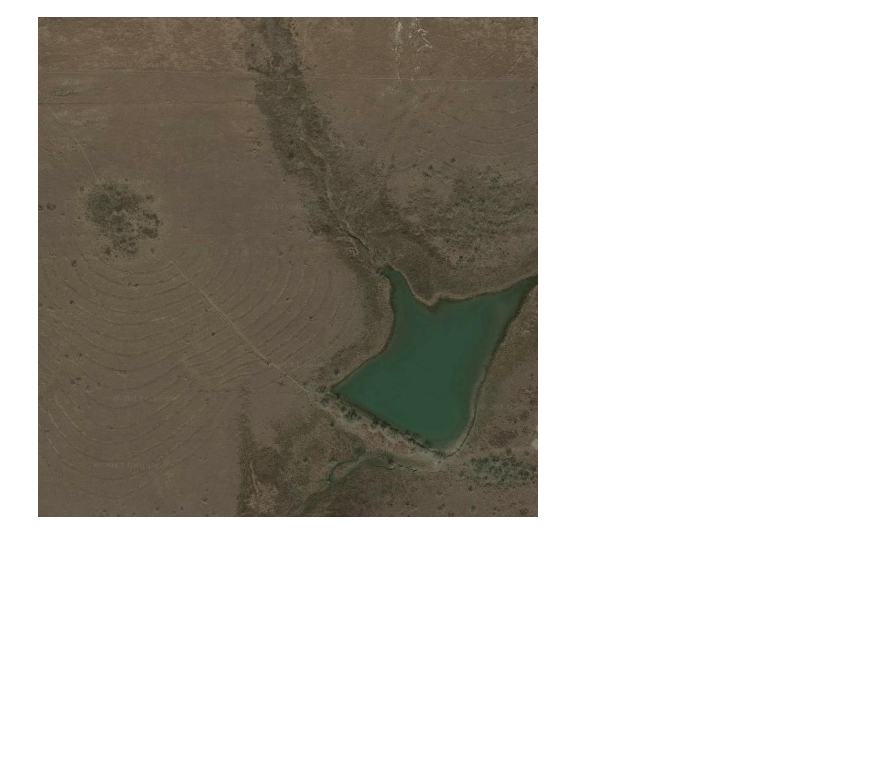
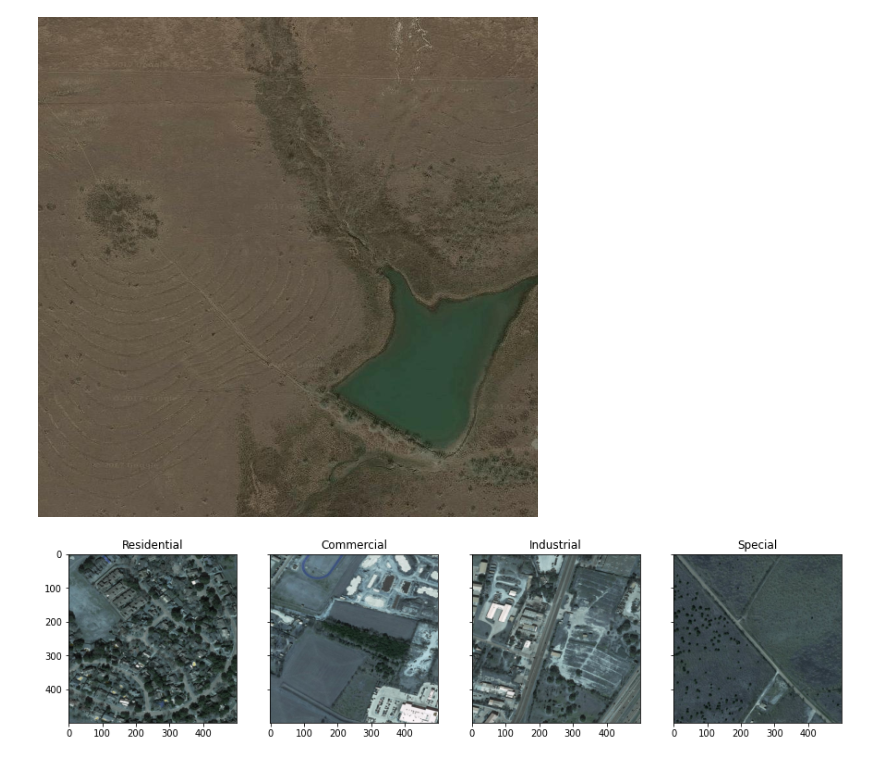
Before and after one commit to hyunjaec/MScA_Deep_Learning_Project, a Jupyter notebook: zoning_satellite.ipynb, the cells around one changed output. Saved outputs shown, nothing was run; the diff lists cells and outputs as text; code cells hidden in the pictures; blank space fills up the shorter version.

```diff
--- a/zoning_satellite.ipynb
+++ b/zoning_satellite.ipynb
@@ -154,6 +154,26 @@ for i, img in enumerate(img_df):
 cv2_imshow(img_df[0])
 # %% [output]
 [figure]
+# %%
+fig, ax = plt.subplots(1, 4, figsize=(15, 15), sharex=True, sharey=True)
+ax1, ax2, ax3, ax4 = ax.ravel()
+
+ax1.imshow(img_df[53], vmin=0, vmax=255, cmap=plt.cm.gray)
+ax1.set_title('Residential')
+
+ax2.imshow(img_df[138], vmin=0, vmax=255, cmap=plt.cm.gray)
+ax2.set_title('Commercial')
+
+ax3.imshow(img_df[397], vmin=0, vmax=255, cmap=plt.cm.gray)
+ax3.set_title('Industrial')
+
+ax4.imshow(img_df[72], vmin=0, vmax=255, cmap=plt.cm.gray)
+ax4.set_title('Special')
+
+
+plt.show()
+# %% [output]
+[figure, added]
 # %%
 img_df2 = np.array(img_df)
 zone_class = np.array(zone_class)
```
Also changed, not shown: parts of 1 cell of this notebook.
